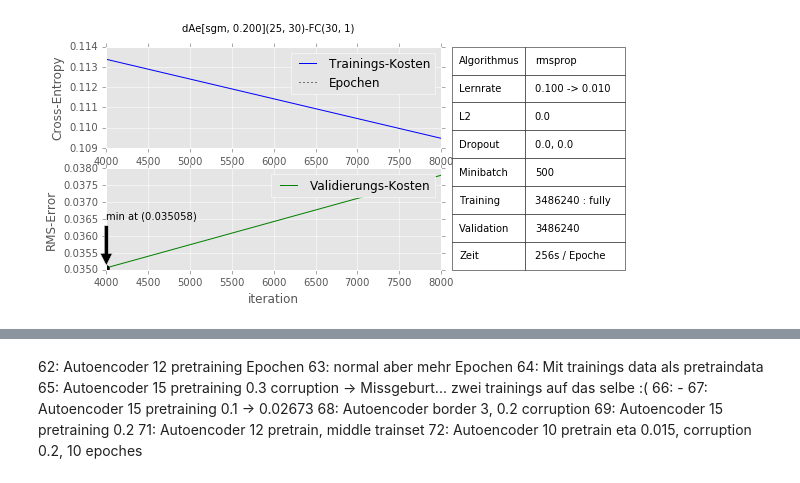
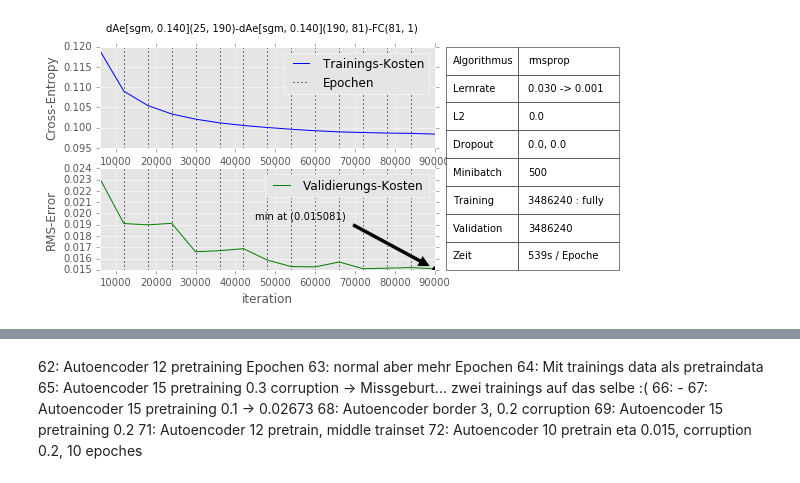
Before and after one commit to codingluke/ba-thesis-code, a Jupyter notebook: notebooks/autoencoder.ipynb, the cells around one changed output, grey strips where cells are left out. Drawn from its saved outputs; the diff is of its cells as text; code cells hidden in the pictures.

Commit message:
Add feature to choose an experiment by metric recorder

```diff
--- a/notebooks/autoencoder.ipynb
+++ b/notebooks/autoencoder.ipynb
@@ -12,7 +12,7 @@ import matplotlib.patches as mpatches
 # %%
 mr = MetricReader(config_dir_path='../src/simple.json')
 m = MetricRecorder(config_dir_path='../src/simple.json')
-# %%
-mr.plot(79)
-# %% [output]
-[figure, removed]
+# %%
+mr.plot(16, experiment_name='sdA-full')
+# %% [output]
+[figure, added]
```
Also changed, not shown: parts of 2 cells of this notebook, 2 other files.
